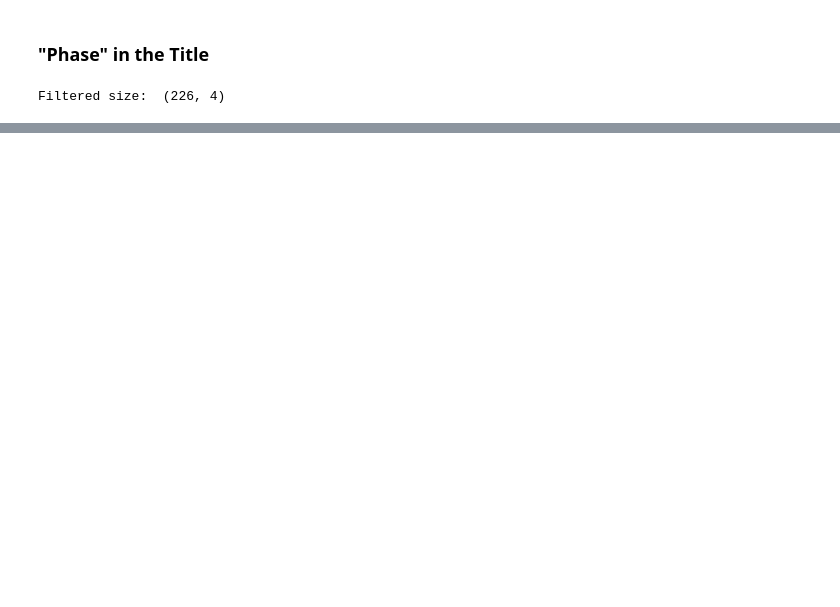
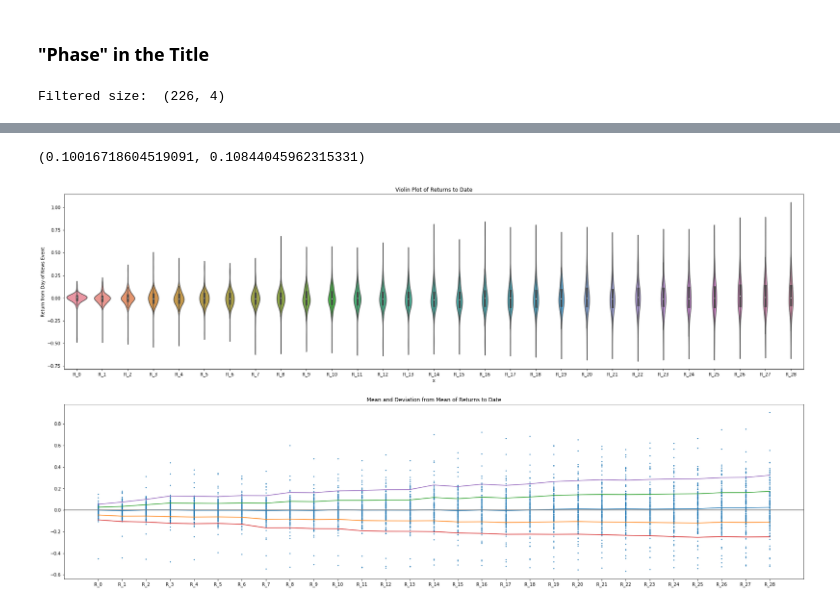
Before and after one commit to mikebrowne/BioPharmaceuticalFactorModel, a Jupyter notebook: notebooks/exploratory/01-FirstDataExploration.ipynb, the cells around one changed output, grey strips where cells are left out. Cells and saved outputs as stored; diff of their text form; code cells hidden in the pictures; blank space fills up the shorter version.

```diff
--- a/notebooks/exploratory/01-FirstDataExploration.ipynb
+++ b/notebooks/exploratory/01-FirstDataExploration.ipynb
@@ -241,0 +550,49 @@ Cerus Corporation - CERS - April 02, 2018
+# %%
+def downside_deviation(values):
+    n = len(values)
+    mu = np.mean(values)
+
+    num = np.sum([(val - mu)**2 for val in values if val - mu <= 0])
+
+    return np.sqrt(num / n)
+
+def upside_deviation(values):
+    n = len(values)
+    mu = np.mean(values)
+
+    num = np.sum([(val - mu)**2 for val in values if val - mu > 0])
+
+    return np.sqrt(num / n)
+
+downside_deviation(value_stack), upside_deviation(value_stack)
+# %% [output]
+(0.10016718604519091, 0.10844045962315331)
+# %%
+fig, axes = plt.subplots(2, figsize=(30, 16))#, sharex=True)
+
+ax = axes[0]
+ax.set_title("Violin Plot of Returns to Date")
+sns.violinplot(x=day_vs_value_return_df.x, y=day_vs_value_return_df.y, ax=ax)
+ax.set_ylabel("Return from Day of News Event")
+
+ax = axes[1]
+ax.set_title("Mean and Deviation from Mean of Returns to Date")
+
+mu = return_window.T.apply(np.mean, axis=1)
+neg_dev = mu - return_window.T.apply(downside_deviation, axis=1)
+pos_dev = mu + return_window.T.apply(upside_deviation, axis=1)
+
+_ = ax.plot(mu)
+_ = ax.plot(neg_dev)
+_ = ax.plot(pos_dev)
+
+# Second Deviation
+neg_dev = mu - 2 * return_window.T.apply(downside_deviation, axis=1)
+pos_dev = mu + 2 * return_window.T.apply(upside_deviation, axis=1)
+_ = ax.plot(neg_dev)
+_ = ax.plot(pos_dev)
+
+_ = ax.axhline(y=0, color="grey")
+_ = ax.scatter(x=day_vs_value_return_df.x, y=day_vs_value_return_df.y, s=2)
+# %% [output]
+[figure, added]
```
Also changed, not shown: parts of 50 cells of this notebook.
